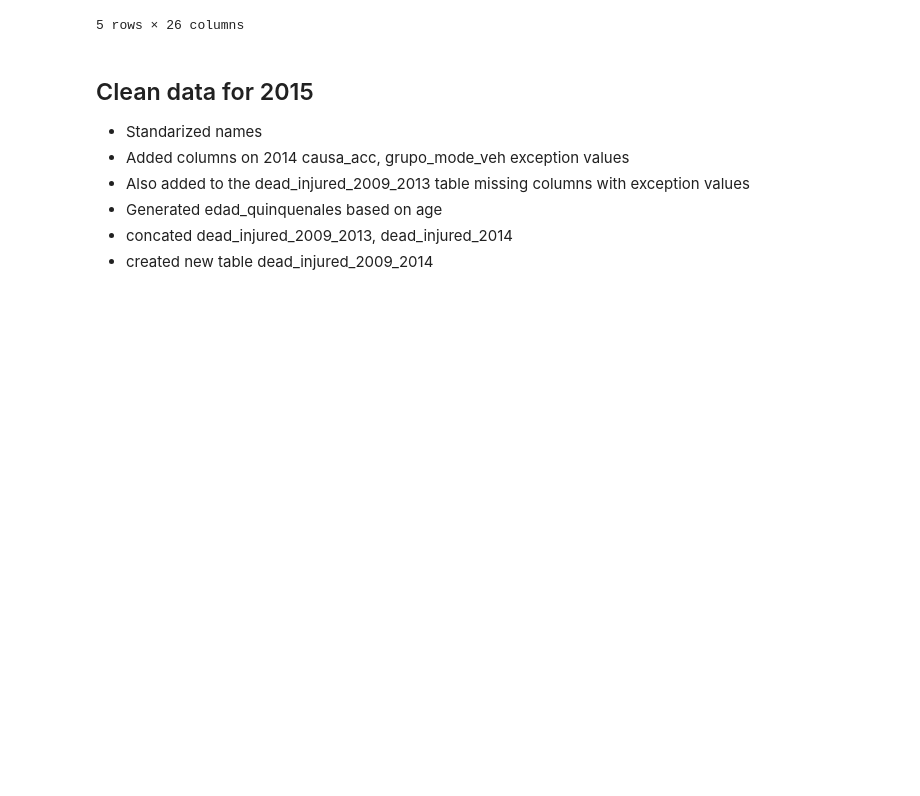
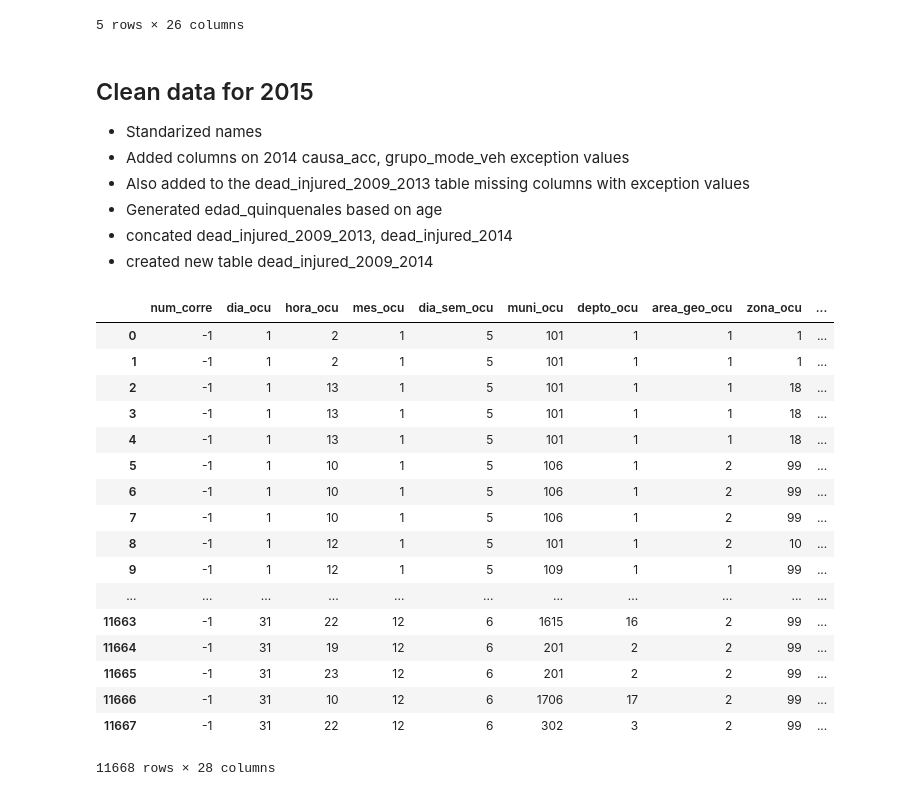
Before and after one commit to aaoeclipse/accidentesguatemala, a Jupyter notebook: DATA ACCIDENTS GUATEMALA.ipynb, the cells around one changed output. Cells and saved outputs as stored; diff of their text form; code cells hidden in the pictures; blank space fills up the shorter version.

```diff
--- a/DATA ACCIDENTS GUATEMALA.ipynb
+++ b/DATA ACCIDENTS GUATEMALA.ipynb
@@ -290,24 +288,43 @@ dead_injured_2009_2015.to_csv('dead_injured_2009_2015.csv', sep=',')
 # %%
 dead_injured_2016.rename(columns={'área_geo_ocu': 'area_geo_ocu'}, inplace=True)
 dead_injured_2016.rename(columns={'día_ocu': 'dia_ocu'}, inplace=True)
 dead_injured_2016.rename(columns={'día_sem_ocu': 'dia_sem_ocu'}, inplace=True)
 dead_injured_2016.rename(columns={'núm_corre': 'num_corre'}, inplace=True)
 dead_injured_2016.rename(columns={'g_modelo_veh': 'grupo_mode_veh'}, inplace=True)
 dead_injured_2016.rename(columns={'marca_veh': 'marca_vehi'}, inplace=True)
 dead_injured_2016.rename(columns={'modelo_veh': 'modelo_vehi'}, inplace=True)
 dead_injured_2016.rename(columns={'núm_corre': 'num_hecho'}, inplace=True)
 dead_injured_2016.rename(columns={'mupio_ocu': 'muni_ocu'}, inplace=True)
 dead_injured_2016.rename(columns={'tipo_veh': 'tipo_vehi'}, inplace=True)
 dead_injured_2016.rename(columns={'mayor_menor': 'edad_m1'}, inplace=True)
 dead_injured_2016.rename(columns={'edad_per': 'edad_fall_les'}, inplace=True)
 dead_injured_2016.rename(columns={'sexo_per': 'sexo_fall_les'}, inplace=True)
 dead_injured_2016['causa_acc'] = 99
 dead_injured_2016['num_corre'] = -1
 dead_injured_2016['corre_base'] = -1
 
 
 dead_injured_2016.rename(columns={'g_edad_60ymás': 'g_edad'}, inplace=True)
 
-dead_injured_2015.loc[dead_injured_2015.g_edad == 12, 'g_edad'] = -1
+dead_injured_2016.loc[dead_injured_2016.g_edad == 12, 'g_edad'] = -1
 
-dead_injured_2015.drop(['año_ocu'], axis=1)
+dead_injured_2016.drop(['año_ocu'], axis=1)
+# %% [output]
+|  | num_corre | dia_ocu | hora_ocu | mes_ocu | dia_sem_ocu | muni_ocu | depto_ocu | area_geo_ocu | zona_ocu | ... |
+| 0 | -1 | 1 | 2 | 1 | 5 | 101 | 1 | 1 | 1 | ... |
+| 1 | -1 | 1 | 2 | 1 | 5 | 101 | 1 | 1 | 1 | ... |
+| 2 | -1 | 1 | 13 | 1 | 5 | 101 | 1 | 1 | 18 | ... |
+| 3 | -1 | 1 | 13 | 1 | 5 | 101 | 1 | 1 | 18 | ... |
+| 4 | -1 | 1 | 13 | 1 | 5 | 101 | 1 | 1 | 18 | ... |
+| 5 | -1 | 1 | 10 | 1 | 5 | 106 | 1 | 2 | 99 | ... |
+| 6 | -1 | 1 | 10 | 1 | 5 | 106 | 1 | 2 | 99 | ... |
+| 7 | -1 | 1 | 10 | 1 | 5 | 106 | 1 | 2 | 99 | ... |
+| 8 | -1 | 1 | 12 | 1 | 5 | 101 | 1 | 2 | 10 | ... |
+| 9 | -1 | 1 | 12 | 1 | 5 | 109 | 1 | 1 | 99 | ... |
+| ... | ... | ... | ... | ... | ... | ... | ... | ... | ... | ... |
+| 11663 | -1 | 31 | 22 | 12 | 6 | 1615 | 16 | 2 | 99 | ... |
+| 11664 | -1 | 31 | 19 | 12 | 6 | 201 | 2 | 2 | 99 | ... |
+| 11665 | -1 | 31 | 23 | 12 | 6 | 201 | 2 | 2 | 99 | ... |
+| 11666 | -1 | 31 | 10 | 12 | 6 | 1706 | 17 | 2 | 99 | ... |
+| 11667 | -1 | 31 | 22 | 12 | 6 | 302 | 3 | 2 | 99 | ... |
+11668 rows × 28 columns
```
Also changed, not shown: parts of 1 cell of this notebook, 1 other file.
